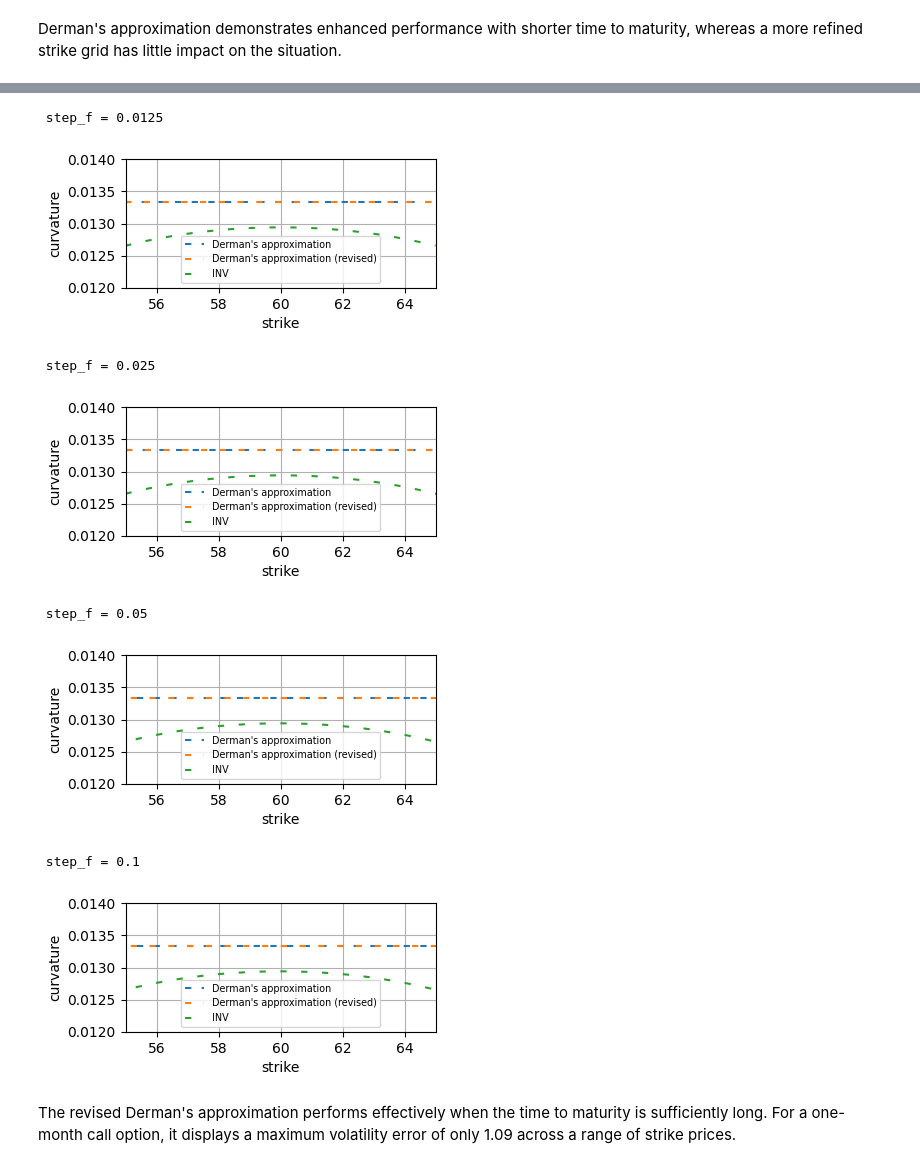
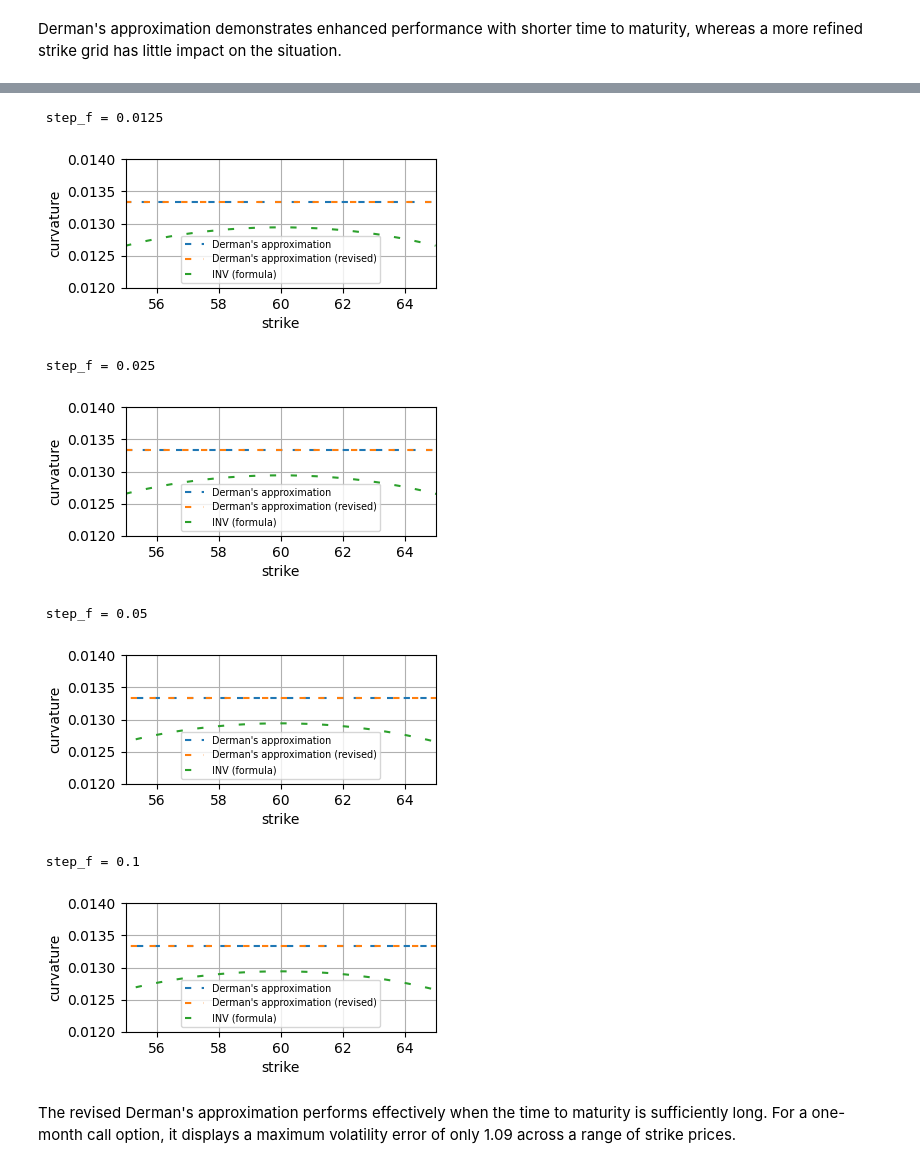
Before and after one commit to WuYenSun/Derman_Approximation_on_QNM, a Jupyter notebook: Derman’s_Approximation_on_QNM.ipynb, the cells around one changed output, grey strips where cells are left out. Cells and saved outputs as stored; diff of their text form; code cells hidden in the pictures.

```diff
--- a/Derman’s_Approximation_on_QNM.ipynb
+++ b/Derman’s_Approximation_on_QNM.ipynb
@@ -206,19 +325,25 @@ plt.show()
 # %%
 # compute call prices across strikes
 qnm = QNM(futures_price, sig_atm, a, b, c, risk_free_rate, time_to_maturity)
-arr_qnm_call = qnm.option_pricer(K = arr_f, option_type = 'call')
+arr_call_formula = qnm.option_pricer(K = arr_f, option_type = 'call')
+list_call_fd = []
+for k_ in arr_f:
+    list_call_fd.append(qnm.implicit_FD(k_, option_type = 'call'))
+arr_call_fd = np.array(list_call_fd)
 
 
 # plot the call prices
 plt.figure(figsize=(12,5))
-plt.plot(arr_f, arr_qnm_call)
+plt.plot(arr_f, arr_call_formula, label = 'formula')
+plt.plot(arr_f, list_call_fd, label = 'finite difference')
 
-plt.title('QNM call option formula')
+plt.title('QNM call option')
 plt.xlabel('strike price')
 plt.ylabel('option price')
 plt.xlim(40,80)
 plt.ylim(0,25)
 plt.grid()
+plt.legend()
 
 plt.show()
 # %% [output]
@@ -279,33 +412,33 @@ Derman's approximation demonstrates enhanced performance with shorter time to ma
 # %%
 list_time_to_maturity = [1/12, 2/12, 4/12, 8/12]
 
-for time_to_maturity in list_time_to_maturity:
+for time_to_maturity_ in list_time_to_maturity:
 
     # compute call prices across strikes
-    qnm = QNM(futures_price, sig_atm, a, b, c, risk_free_rate, time_to_maturity)
+    qnm = QNM(futures_price, sig_atm, a, b, c, risk_free_rate, time_to_maturity_)
     arr_qnm_call = qnm.option_pricer(K = arr_f, option_type = 'call')
 
     # compute the corresponding INVs and Derman's approximations across strikes
     list_inv_qnm = []
     for stirke_, qnm_ in zip(arr_f, arr_qnm_call):
-        list_inv_qnm.append(implied_volatility(qnm_, futures_price, stirke_, risk_free_rate, time_to_maturity,
+        list_inv_qnm.append(implied_volatility(qnm_, futures_price, stirke_, risk_free_rate, time_to_maturity_,
                                                     option_type = 'call', model = 'bachelier', method='brent', disp=True))
     arr_inv_qnm = np.array(list_inv_qnm)
     arr_derman = derman(arr_f)
     arr_derman_revised = derman_revised(arr_f)
 
     # compute the corresponding curvatures across strikes for INV and Derman's approximation
-    arr_curve_inv = (arr_inv_qnm[2:] + arr_inv_qnm[:-2] - 2*arr_inv_qnm[1:-1])/step_f**2
-    arr_curve_derman = (arr_derman[2:] + arr_derman[:-2] - 2*arr_derman[1:-1])/step_f**2
-    arr_curve_derman_revised = (arr_derman_revised[2:] + arr_derman_revised[:-2] - 2*arr_derman_revised[1:-1])/step_f**2
+    arr_curve_inv = (arr_inv_qnm[2:] + arr_inv_qnm[:-2] - 2*arr_inv_qnm[1:-1])/step_size_f**2
+    arr_curve_derman = (arr_derman[2:] + arr_derman[:-2] - 2*arr_derman[1:-1])/step_size_f**2
+    arr_curve_derman_revised = (arr_derman_revised[2:] + arr_derman_revised[:-2] - 2*arr_derman_revised[1:-1])/step_size_f**2
 
     # plot the curvatures for INV and Derman's approximation
-    print(f'\n time_to_maturity = {time_to_maturity}')
+    print(f'\n time_to_maturity = {time_to_maturity_}')
     plt.figure(figsize=(12/3, 5/3))
 
     plt.plot(arr_f[1:-1], arr_curve_derman, label = 'Derman\'s approximation', linestyle = (0,(3,5)))
     plt.plot(arr_f[1:-1], arr_curve_derman_revised, label = 'Derman\'s approximation (revised)', linestyle = (0,(3,6)))
-    plt.plot(arr_f[1:-1], arr_curve_inv, label = 'INV', linestyle = (0,(3,7)))
+    plt.plot(arr_f[1:-1], arr_curve_inv, label = 'INV (formula)', linestyle = (0,(3,7)))
 
     plt.xlabel('strike')
     plt.ylabel('curvature')
@@ -327,53 +460,52 @@ for time_to_maturity in list_time_to_maturity:
 # %%
-time_to_maturity = 2.0
-list_step_f = [0.1/8, 0.1/4, 0.1/2, 0.1]
+list_step_size_f = [0.1/8, 0.1/4, 0.1/2, 0.1]
 
-for step_f in list_step_f:
-    arr_f = np.arange(40, 80 + step_f/2, step_f)
+for step_size_f_ in list_step_size_f:
+    arr_f = np.arange(40, 80 + step_size_f_/2, step_size_f_)
 
     # compute call prices across strikes
     qnm = QNM(futures_price, sig_atm, a, b, c, risk_free_rate, time_to_maturity)
     arr_qnm_call = qnm.option_pricer(K = arr_f, option_type = 'call')
 
     # compute the corresponding INVs and Derman's approximations across strikes
     list_inv_qnm = []
     for stirke_, qnm_ in zip(arr_f, arr_qnm_call):
         list_inv_qnm.append(implied_volatility(qnm_, futures_price, stirke_, risk_free_rate, time_to_maturity,
                                                     option_type = 'call', model = 'bachelier', method='brent', disp=True))
     arr_inv_qnm = np.array(list_inv_qnm)
     arr_derman = derman(arr_f)
     arr_derman_revised = derman_revised(arr_f)
 
     # compute the corresponding curvatures across strikes for INV and Derman's approximations
-    arr_curve_inv = (arr_inv_qnm[2:] + arr_inv_qnm[:-2] - 2*arr_inv_qnm[1:-1])/step_f**2
-    arr_curve_derman = (arr_derman[2:] + arr_derman[:-2] - 2*arr_derman[1:-1])/step_f**2
-    arr_curve_derman_revised = (arr_derman_revised[2:] + arr_derman_revised[:-2] - 2*arr_derman_revised[1:-1])/step_f**2
+    arr_curve_inv = (arr_inv_qnm[2:] + arr_inv_qnm[:-2] - 2*arr_inv_qnm[1:-1])/step_size_f_**2
+    arr_curve_derman = (arr_derman[2:] + arr_derman[:-2] - 2*arr_derman[1:-1])/step_size_f_**2
+    arr_curve_derman_revised = (arr_derman_revised[2:] + arr_derman_revised[:-2] - 2*arr_derman_revised[1:-1])/step_size_f_**2
 
     # plot the curvatures for INV and Derman's approximation
-    print(f'\n step_f = {step_f}')
+    print(f'\n step_f = {step_size_f_}')
     plt.figure(figsize=(12/3, 5/3))
 
     plt.plot(arr_f[1:-1], arr_curve_derman, label = 'Derman\'s approximation', linestyle = (0,(3,5)))
     plt.plot(arr_f[1:-1], arr_curve_derman_revised, label = 'Derman\'s approximation (revised)', linestyle = (0,(3,6)))
-    plt.plot(arr_f[1:-1], arr_curve_inv, label = 'INV', linestyle = (0,(3,7)))
+    plt.plot(arr_f[1:-1], arr_curve_inv, label = 'INV (formula)', linestyle = (0,(3,7)))
 
     plt.xlabel('strike')
     plt.ylabel('curvature')
     plt.xlim(55,65)
     plt.ylim(0.012,0.014)
     plt.grid()
     plt.legend(fontsize = 'x-small')
 
     plt.show()
 # %% [output]
  step_f = 0.0125
-[figure, old version]
+[figure, new version]
  step_f = 0.025
-[figure, old version]
+[figure, new version]
  step_f = 0.05
-[figure, old version]
+[figure, new version]
  step_f = 0.1
-[figure, old version]
+[figure, new version]
 # %% [markdown]
 The revised Derman's approximation performs effectively when the time to maturity is sufficiently long. For a one-month call option, it displays a maximum volatility error of only 1.09 across a range of strike prices.
 # %%
```
Also changed, not shown: parts of 9 cells of this notebook, 1 other file.
